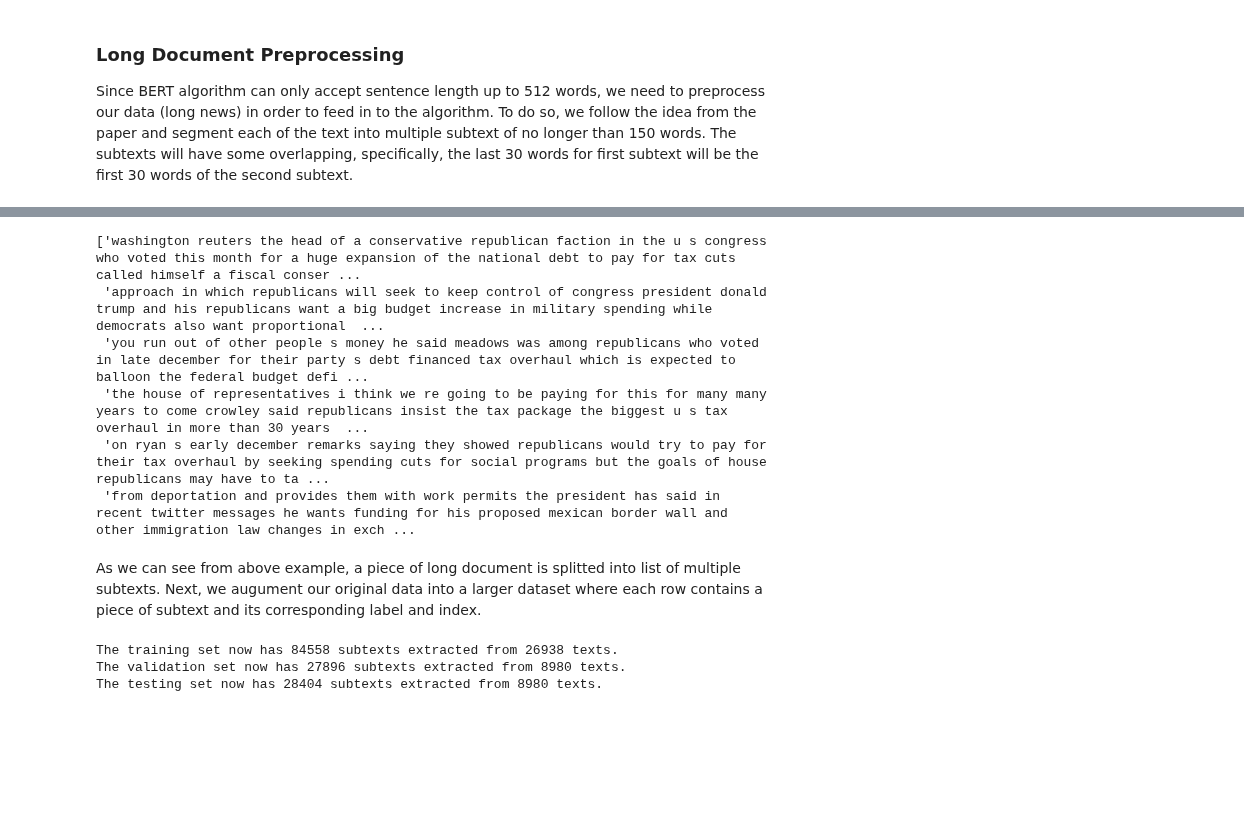
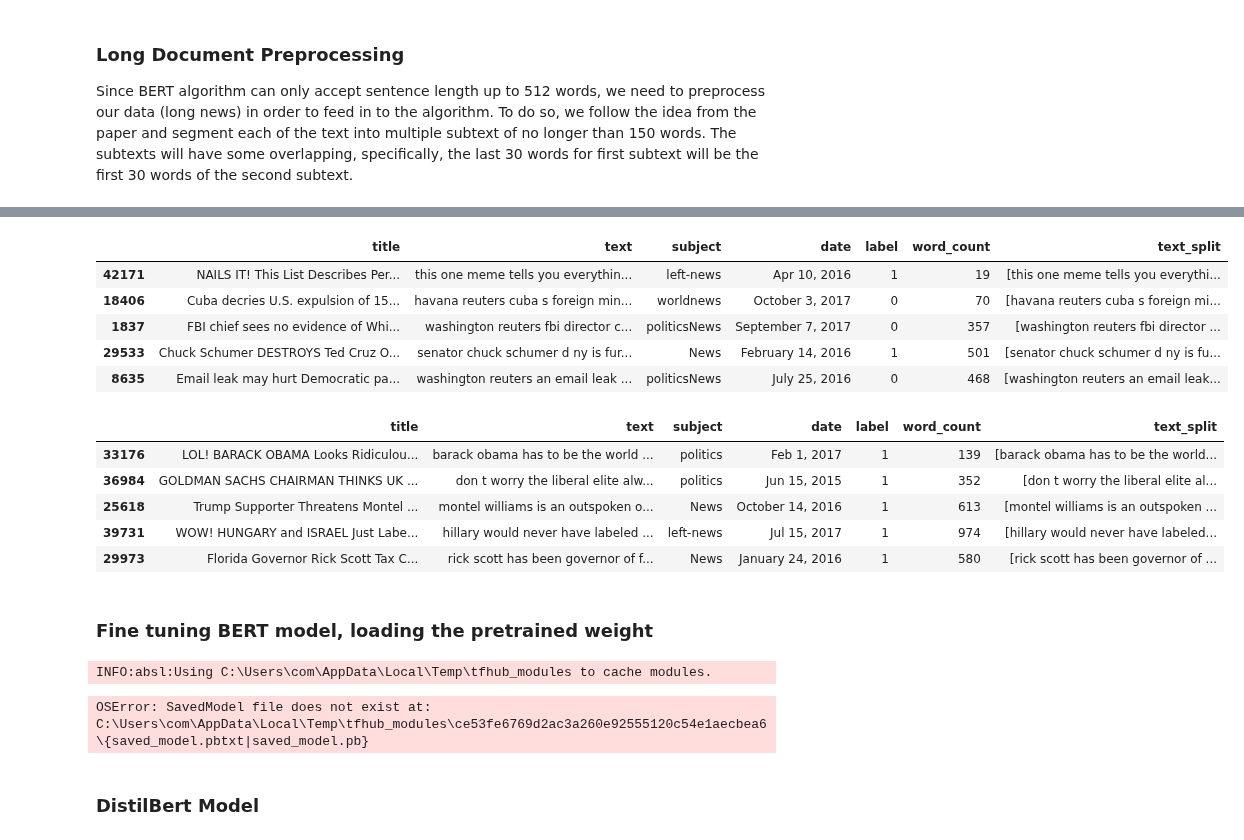
Before and after one commit to Oybek90/NLP, a Jupyter notebook: Fake_news_detection.ipynb, the cells around one changed output, grey strips where cells are left out. Drawn from its saved outputs; the diff is of its cells as text; code cells hidden in the pictures; blank space fills up the shorter version.

```diff
--- a/Fake_news_detection.ipynb
+++ b/Fake_news_detection.ipynb
@@ -293,9 +293,20 @@ train.head()
-# %%
-train['text_split'][0]
-# %% [output]
-['washington reuters the head of a conservative republican faction in the u s congress who voted this month for a huge expansion of the national debt to pay for tax cuts called himself a fiscal conser ...
- 'approach in which republicans will seek to keep control of congress president donald trump and his republicans want a big budget increase in military spending while democrats also want proportional  ...
- 'you run out of other people s money he said meadows was among republicans who voted in late december for their party s debt financed tax overhaul which is expected to balloon the federal budget defi ...
- 'the house of representatives i think we re going to be paying for this for many many years to come crowley said republicans insist the tax package the biggest u s tax overhaul in more than 30 years  ...
- 'on ryan s early december remarks saying they showed republicans would try to pay for their tax overhaul by seeking spending cuts for social programs but the goals of house republicans may have to ta ...
- 'from deportation and provides them with work permits the president has said in recent twitter messages he wants funding for his proposed mexican border wall and other immigration law changes in exch ...
+# %%
+val.head()
+# %% [output]
+|  | title | text | subject | date | label | word_count | text_split |
+| 42171 | NAILS IT! This List Describes Per... | this one meme tells you everythin... | left-news | Apr 10, 2016 | 1 | 19 | [this one meme tells you everythi... |
+| 18406 | Cuba decries U.S. expulsion of 15... | havana reuters cuba s foreign min... | worldnews | October 3, 2017 | 0 | 70 | [havana reuters cuba s foreign mi... |
+| 1837 | FBI chief sees no evidence of Whi... | washington reuters fbi director c... | politicsNews | September 7, 2017 | 0 | 357 | [washington reuters fbi director ... |
+| 29533 | Chuck Schumer DESTROYS Ted Cruz O... | senator chuck schumer d ny is fur... | News | February 14, 2016 | 1 | 501 | [senator chuck schumer d ny is fu... |
+| 8635 | Email leak may hurt Democratic pa... | washington reuters an email leak ... | politicsNews | July 25, 2016 | 0 | 468 | [washington reuters an email leak... |
+# %%
+test.head()
+# %% [output]
+|  | title | text | subject | date | label | word_count | text_split |
+| 33176 | LOL! BARACK OBAMA Looks Ridiculou... | barack obama has to be the world ... | politics | Feb 1, 2017 | 1 | 139 | [barack obama has to be the world... |
+| 36984 | GOLDMAN SACHS CHAIRMAN THINKS UK ... | don t worry the liberal elite alw... | politics | Jun 15, 2015 | 1 | 352 | [don t worry the liberal elite al... |
+| 25618 | Trump Supporter Threatens Montel ... | montel williams is an outspoken o... | News | October 14, 2016 | 1 | 613 | [montel williams is an outspoken ... |
+| 39731 | WOW! HUNGARY and ISRAEL Just Labe... | hillary would never have labeled ... | left-news | Jul 15, 2017 | 1 | 974 | [hillary would never have labeled... |
+| 29973 | Florida Governor Rick Scott Tax C... | rick scott has been governor of f... | News | January 24, 2016 | 1 | 580 | [rick scott has been governor of ... |
+# %% [markdown]
+### Fine tuning BERT model, loading the pretrained weight
@@ -302,27 +320,10 @@ train['text_split'][0]
+# %%
+import tensorflow_hub as hub
+import tokenization
+module_url = 'https://tfhub.dev/tensorflow/bert_en_uncased_L-12_H-768_A-12/2'
+bert_layer = hub.KerasLayer(module_url, trainable=True)
+# %% [output]
+INFO:absl:Using C:\Users\com\AppData\Local\Temp\tfhub_modules to cache modules.
+OSError: SavedModel file does not exist at: C:\Users\com\AppData\Local\Temp\tfhub_modules\ce53fe6769d2ac3a260e92555120c54e1aecbea6\{saved_model.pbtxt|saved_model.pb}
 # %% [markdown]
-As we can see from above example, a piece of long document is splitted into list of multiple subtexts. Next, we augument our original data into a larger dataset where each row contains a piece of subtext and its corresponding label and index.
+### DistilBert Model
-# %%
-def data_augumentation(df, df_name):
-    """
-    Create a new dataframe from the original one because now one text may contain multiple subtexts of length 200.
-    Text correspond to subtexts from original text, while index correspond to its index of original set.
-    """
-    text_l = []
-    label_l = []
-    index_l = []
-    for idx,row in df.iterrows():
-        for l in row['text_split']:
-            text_l.append(l)
-            label_l.append(row['label'])
-            index_l.append(idx)
-    new_df = pd.DataFrame({'text':text_l, 'label':label_l, 'index':index_l})
-    print("The " + df_name +" set now has " + str(len(new_df)) + ' subtexts extracted from ' + str(len(df)) + ' texts.')
-    return new_df
-
-train_df = data_augumentation(train, df_name = 'training')
-val_df = data_augumentation(val, df_name  = 'validation')
-test_df = data_augumentation(test, df_name = 'testing')
-# %% [output]
-The training set now has 84558 subtexts extracted from 26938 texts.
-The validation set now has 27896 subtexts extracted from 8980 texts.
-The testing set now has 28404 subtexts extracted from 8980 texts.
```
Also changed, not shown: parts of 27 cells of this notebook.
